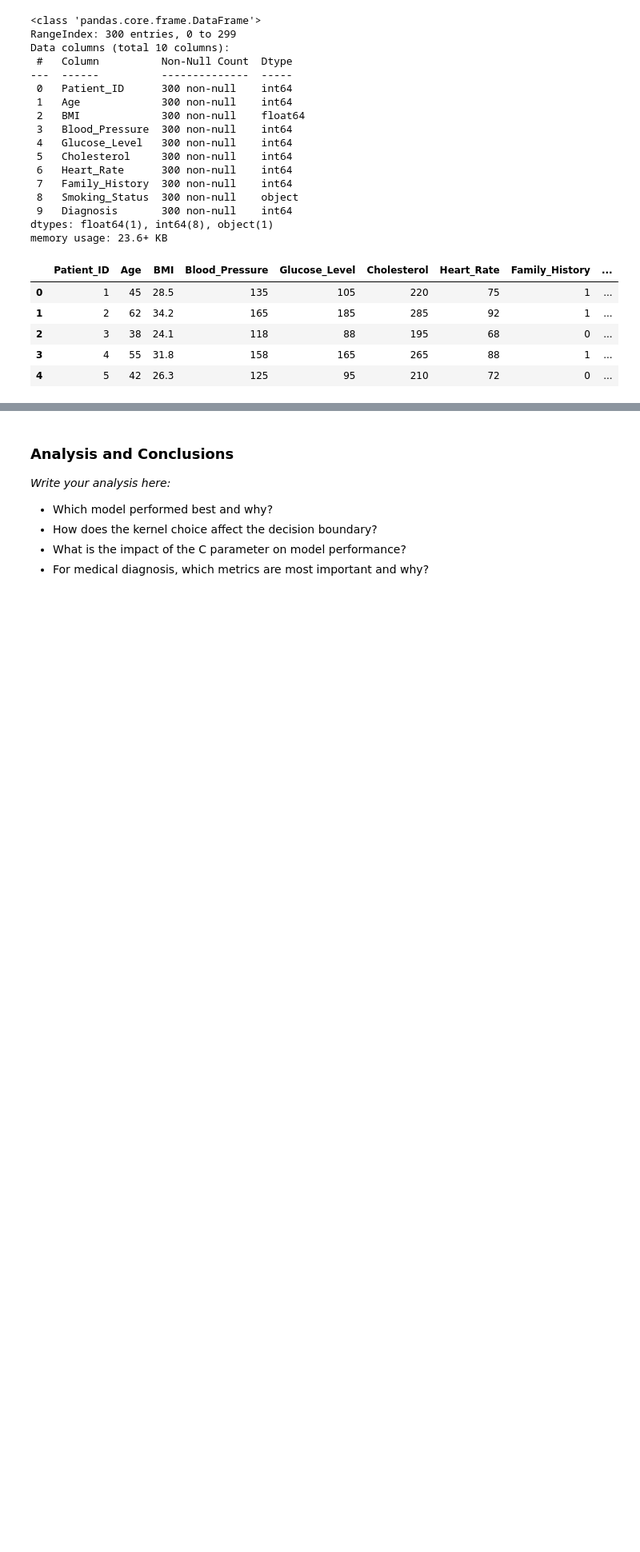
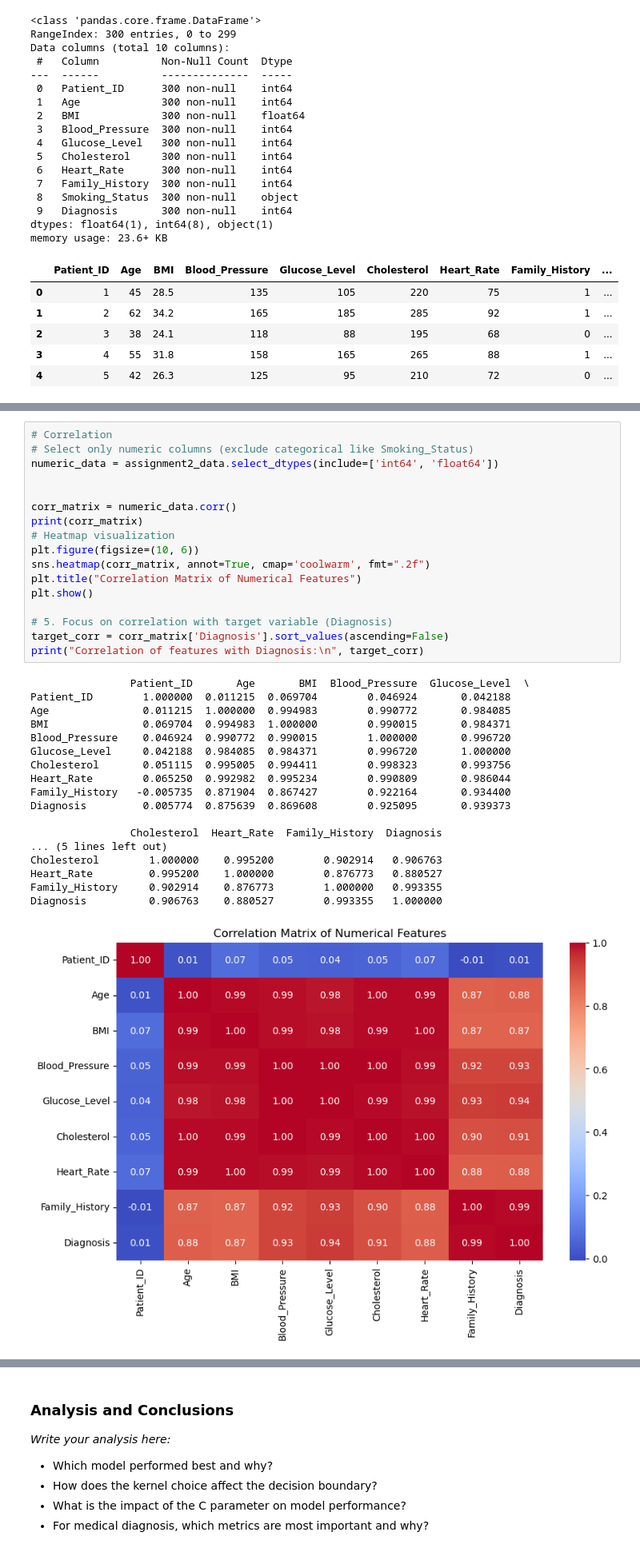
Before and after one commit to Blessing-Ekeh/dataraflow-week17-Classification-models, a Jupyter notebook: Take Home.ipynb, the cells around one changed output, grey strips where cells are left out. Shown at 80% size. Cells and saved outputs as stored; diff of their text form; blank space fills up the shorter version.

```diff
--- a/Take Home.ipynb
+++ b/Take Home.ipynb
@@ -750,0 +787,36 @@ plt.show()
+# %%
+# Correlation
+# Select only numeric columns (exclude categorical like Smoking_Status)
+numeric_data = assignment2_data.select_dtypes(include=['int64', 'float64'])
+
+
+corr_matrix = numeric_data.corr()
+print(corr_matrix)
+# Heatmap visualization
+plt.figure(figsize=(10, 6))
+sns.heatmap(corr_matrix, annot=True, cmap='coolwarm', fmt=".2f")
+plt.title("Correlation Matrix of Numerical Features")
+plt.show()
+
+# 5. Focus on correlation with target variable (Diagnosis)
+target_corr = corr_matrix['Diagnosis'].sort_values(ascending=False)
+print("Correlation of features with Diagnosis:\n", target_corr)
+# %% [output]
+                Patient_ID       Age       BMI  Blood_Pressure  Glucose_Level  \
+Patient_ID        1.000000  0.011215  0.069704        0.046924       0.042188
+Age               0.011215  1.000000  0.994983        0.990772       0.984085
+BMI               0.069704  0.994983  1.000000        0.990015       0.984371
+Blood_Pressure    0.046924  0.990772  0.990015        1.000000       0.996720
+Glucose_Level     0.042188  0.984085  0.984371        0.996720       1.000000
+Cholesterol       0.051115  0.995005  0.994411        0.998323       0.993756
+Heart_Rate        0.065250  0.992982  0.995234        0.990809       0.986044
+Family_History   -0.005735  0.871904  0.867427        0.922164       0.934400
+Diagnosis         0.005774  0.875639  0.869608        0.925095       0.939373
+
+                Cholesterol  Heart_Rate  Family_History  Diagnosis
+... (5 lines left out)
+Cholesterol        1.000000    0.995200        0.902914   0.906763
+Heart_Rate         0.995200    1.000000        0.876773   0.880527
+Family_History     0.902914    0.876773        1.000000   0.993355
+Diagnosis          0.906763    0.880527        0.993355   1.000000
+[figure, added]
```
Also changed, not shown: parts of 16 cells of this notebook.
